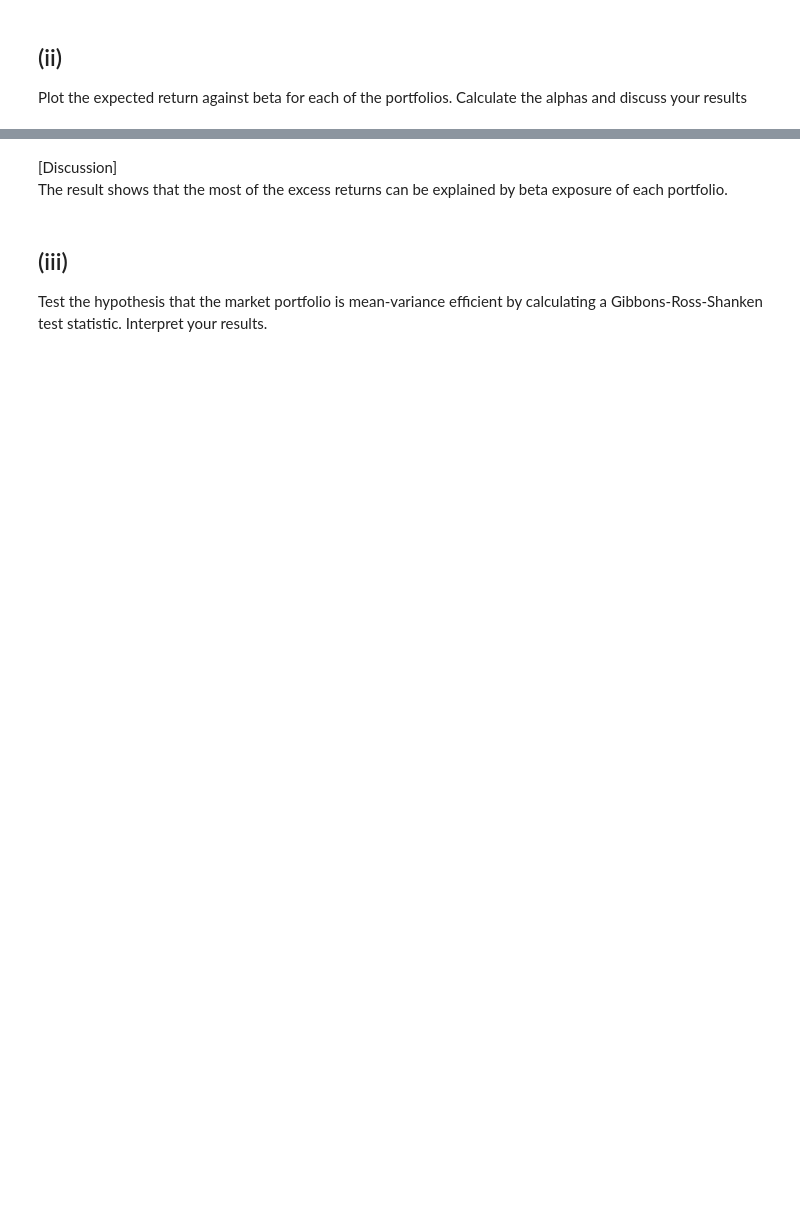
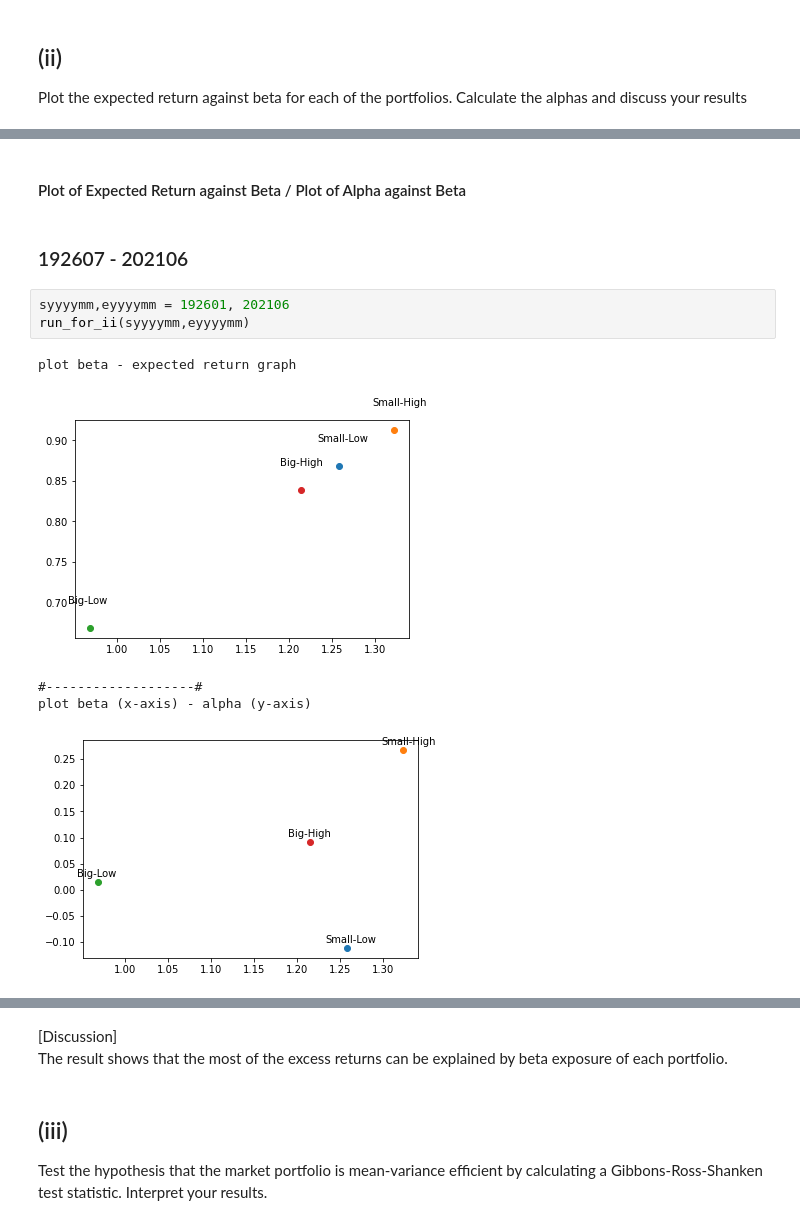
Before and after one commit to 222561/UZH_AssetPricing_Assignment, a Jupyter notebook: PSet3/Answers.ipynb, the cells around one changed output, grey strips where cells are left out. Drawn from its saved outputs; the diff is of its cells as text; blank space fills up the shorter version.

```diff
--- a/PSet3/Answers.ipynb
+++ b/PSet3/Answers.ipynb
@@ -171,0 +245,13 @@ plt.close()
+# %% [markdown]
+#### Plot of Expected Return against Beta / Plot of  Alpha against Beta
+# %% [markdown]
+### 192607 - 202106
+# %%
+syyyymm,eyyyymm = 192601, 202106
+run_for_ii(syyyymm,eyyyymm)
+# %% [output]
+plot beta - expected return graph
+[figure, added]
+#-------------------#
+plot beta (x-axis) - alpha (y-axis)
+[figure, added]
```
Also changed, not shown: parts of 30 cells of this notebook.
